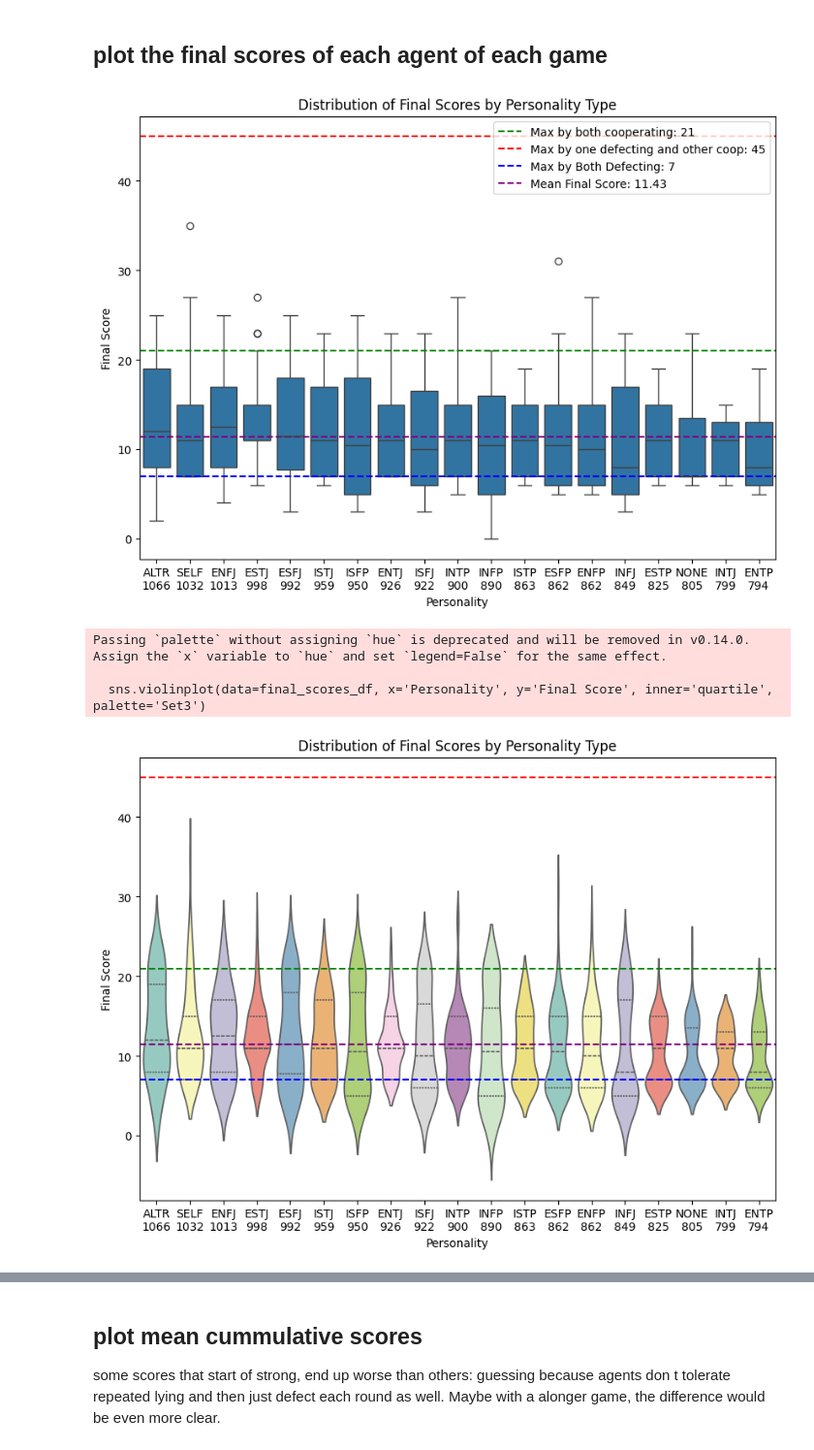
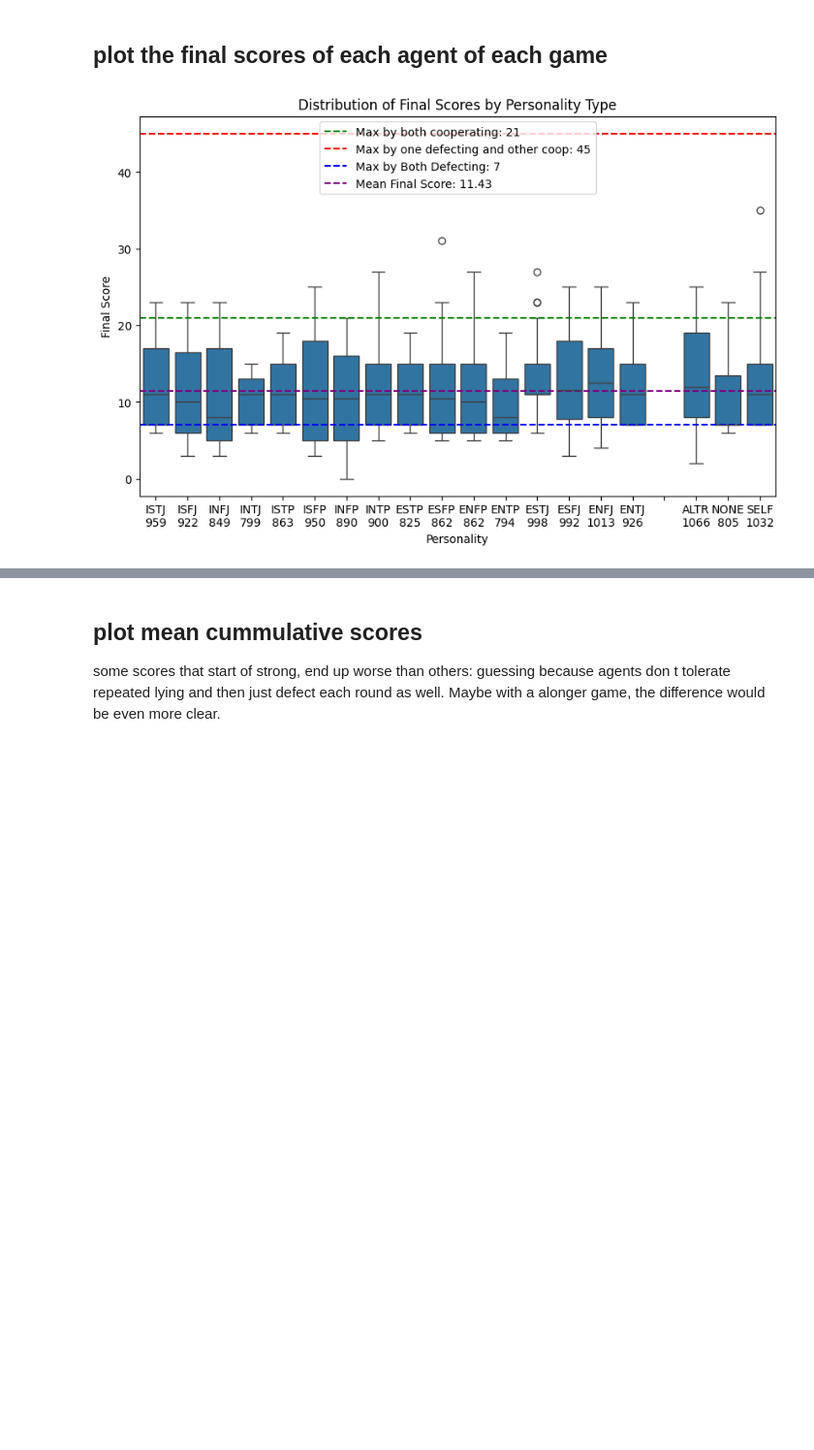
Before and after one commit to mathislindner/Multi-Agent-LLM-Game-Theory, a Jupyter notebook: plot_results.ipynb, the cells around one changed output, grey strips where cells are left out. Shown at 97% size. Saved outputs shown, nothing was run; the diff lists cells and outputs as text; code cells hidden in the pictures; blank space fills up the shorter version.

```diff
--- a/plot_results.ipynb
+++ b/plot_results.ipynb
@@ -57,49 +74,34 @@ print(unique_games_str)
 prisoners_dilemma
 # %% [markdown]
 ## plot the final scores of each agent of each game
+# %%
+
+import numpy as np
+# Define your desired order: all experimental personalities first, then a gap, then control groups
+experimental_personalities = [p for p in final_scores_df['Personality'].unique() if p not in ['ALTRUISTIC', 'NONE', 'SELFISH']]
+control_groups = ['ALTRUISTIC', 'NONE', 'SELFISH']
+ordered_personalities = experimental_personalities + [''] + control_groups
+
+# Add a dummy row to enable the empty x-axis label for spacing
+dummy_row = pd.DataFrame({'Personality': [''], 'Final Score': [np.nan]})
+plot_df = pd.concat([final_scores_df, dummy_row], ignore_index=True)
+
+# Update xtick labels accordingly
+total_scores_dict[''] = ''  # prevent KeyError for empty label
+xticks_labels = [f"{p[:4]}\n{total_scores_dict[p]}" if p else "" for p in ordered_personalities]
 # %%
-# Plot the distribution of final scores by personality type using box plot
-plt.figure(figsize=(10, 7))
-sns.boxplot(data=final_scores_df, x='Personality', y='Final Score')
+plt.figure(figsize=(10, 6))
+sns.boxplot(data=plot_df, x='Personality', y='Final Score', order=ordered_personalities)
 plt.axhline(y=21, color='g', linestyle='--', label='Max by both cooperating: 21')
 plt.axhline(y=45, color='r', linestyle='--', label='Max by one defecting and other coop: 45')
 plt.axhline(y=7, color='b', linestyle='--', label='Max by Both Defecting: 7')
 plt.axhline(y=mean_final_score, color='purple', linestyle='--', label=f'Mean Final Score: {mean_final_score:.2f}')
-plt.legend()
+plt.legend(loc='upper center')
 plt.title('Distribution of Final Scores by Personality Type')
-
-# Add total scores as x-tick labels with only the first 4 characters of the personality
-xticks_labels = [f"{personality[:4]}\n{total_scores_dict[personality]}" for personality in final_scores_df['Personality'].unique()]
 plt.xticks(ticks=range(len(xticks_labels)), labels=xticks_labels)
-
 plt.xlabel('Personality')
 plt.ylabel('Final Score')
-# Save the plot using the name of the games and the run_ids
 plt.savefig(f"{plots_dir}/boxplot_final_scores_{unique_games_str}.png", dpi=300, bbox_inches='tight')
 plt.show()
-
-# Plot the distribution of final scores by personality type using violin plot
-plt.figure(figsize=(10, 7))
-sns.violinplot(data=final_scores_df, x='Personality', y='Final Score', inner='quartile', palette='Set3')
-plt.title('Distribution of Final Scores by Personality Type')
-
-# Add total scores as x-tick labels with only the first 4 characters of the personality
-xticks_labels = [f"{personality[:4]}\n{total_scores_dict[personality]}" for personality in final_scores_df['Personality'].unique()]
-plt.xticks(ticks=range(len(xticks_labels)), labels=xticks_labels)
-
-# Add lines
-plt.axhline(y=21, color='g', linestyle='--', label='Max by both cooperating: 21')
-plt.axhline(y=45, color='r', linestyle='--', label='Max by one defecting and other coop: 45')
-plt.axhline(y=7, color='b', linestyle='--', label='Max by Both Defecting: 7')
-plt.axhline(y=mean_final_score, color='purple', linestyle='--', label=f'Mean Final Score: {mean_final_score:.2f}')
-
-plt.xlabel('Personality')
-plt.ylabel('Final Score')
-plt.savefig(f"{plots_dir}/distribution_final_scores_4_runs.png", dpi=300, bbox_inches='tight')
-plt.show()
 # %% [output]
-[figure, old version]
+[figure, new version]
-Passing `palette` without assigning `hue` is deprecated and will be removed in v0.14.0. Assign the `x` variable to `hue` and set `legend=False` for the same effect.
-
-  sns.violinplot(data=final_scores_df, x='Personality', y='Final Score', inner='quartile', palette='Set3')
-[figure, removed]
```
Also changed, not shown: parts of 11 cells of this notebook, 5 other files.
